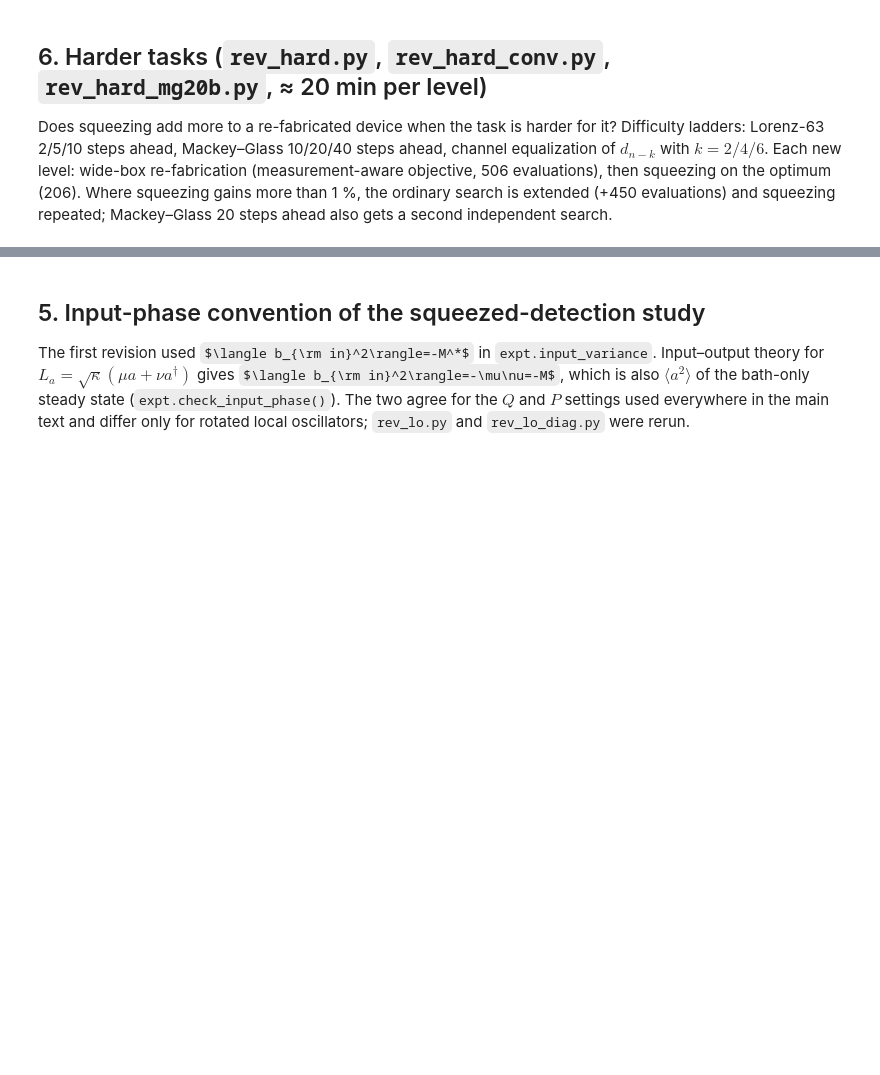
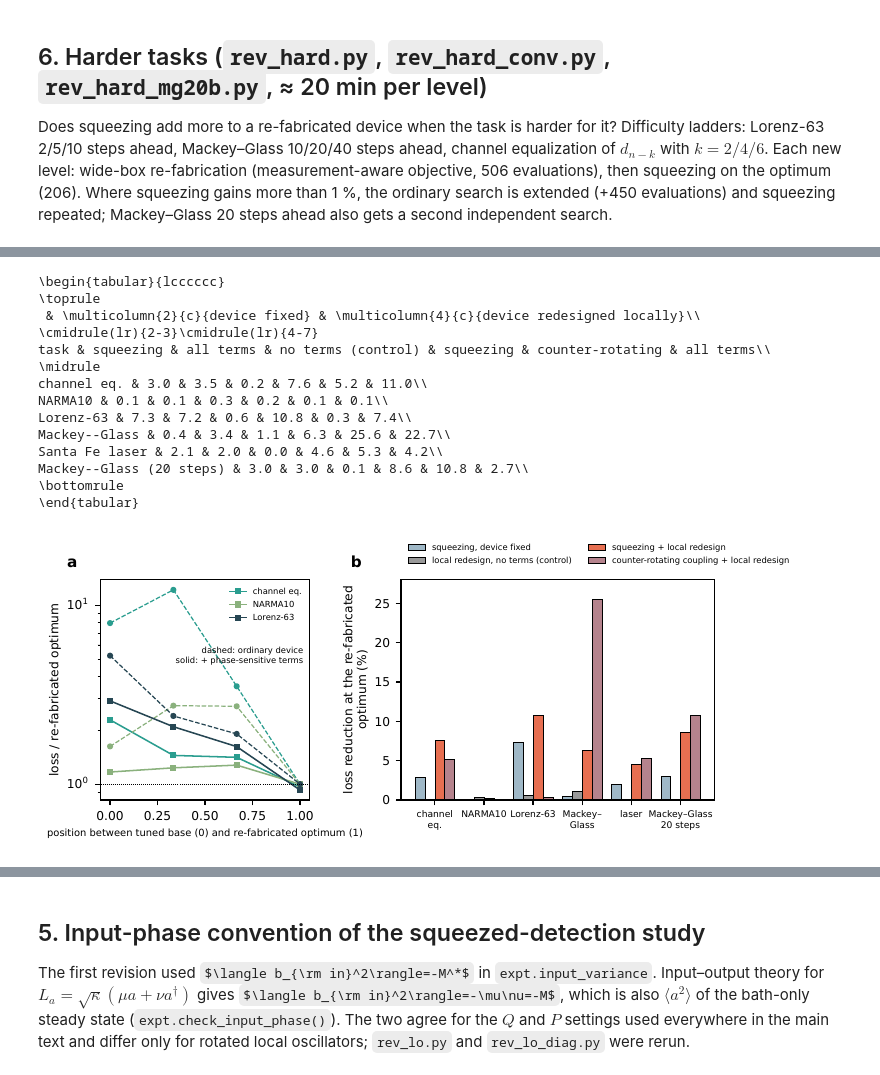
Before and after one commit to nhula01/squeezedreservoir, a Jupyter notebook: notebooks/13_second_review_round.ipynb, the cells around one changed output, grey strips where cells are left out. Cells and saved outputs as stored; diff of their text form; code cells hidden in the pictures; some formulas as TeX source; blank space fills up the shorter version.

```diff
--- a/notebooks/13_second_review_round.ipynb
+++ b/notebooks/13_second_review_round.ipynb
@@ -204,0 +210,24 @@ Santa Fe laser & -- & 0.34 & 0.093 & 0.00 & 0.0\\
+# %%
+if RUN:
+    for mode, ts in (('check', []), ('opt', ['nce', 'narma', 'lorenz', 'mg', 'laser', 'mg20']), ('decomp', ['nce', 'narma', 'lorenz', 'mg', 'laser', 'mg20']), ('path', ['nce', 'narma', 'lorenz']),
+                     ('sqfix', ['nce', 'narma', 'lorenz', 'mg', 'laser', 'mg20', 'lorenz5', 'lorenz10', 'mg40', 'nce4', 'nce6']), ('sqfix2', ['nce', 'narma', 'lorenz', 'mg', 'laser', 'mg20', 'lorenz5', 'lorenz10', 'mg40', 'nce4', 'nce6']),
+                     ('ordctl', ['lorenz5', 'lorenz10', 'mg40', 'nce4', 'nce6'])):
+        subprocess.run([sys.executable, 'rev_ps.py', mode] + ts, check=True)
+print(open('../paper/pstable.tex').read())
+show('../paper/figs/figS_ps.pdf')
+# %% [output]
+\begin{tabular}{lcccccc}
+\toprule
+ & \multicolumn{2}{c}{device fixed} & \multicolumn{4}{c}{device redesigned locally}\\
+\cmidrule(lr){2-3}\cmidrule(lr){4-7}
+task & squeezing & all terms & no terms (control) & squeezing & counter-rotating & all terms\\
+\midrule
+channel eq. & 3.0 & 3.5 & 0.2 & 7.6 & 5.2 & 11.0\\
+NARMA10 & 0.1 & 0.1 & 0.3 & 0.2 & 0.1 & 0.1\\
+Lorenz-63 & 7.3 & 7.2 & 0.6 & 10.8 & 0.3 & 7.4\\
+Mackey--Glass & 0.4 & 3.4 & 1.1 & 6.3 & 25.6 & 22.7\\
+Santa Fe laser & 2.1 & 2.0 & 0.0 & 4.6 & 5.3 & 4.2\\
+Mackey--Glass (20 steps) & 3.0 & 3.0 & 0.1 & 8.6 & 10.8 & 2.7\\
+\bottomrule
+\end{tabular}
+[figure, added]
```
Also changed, not shown: parts of 5 cells of this notebook, 20 other files.
